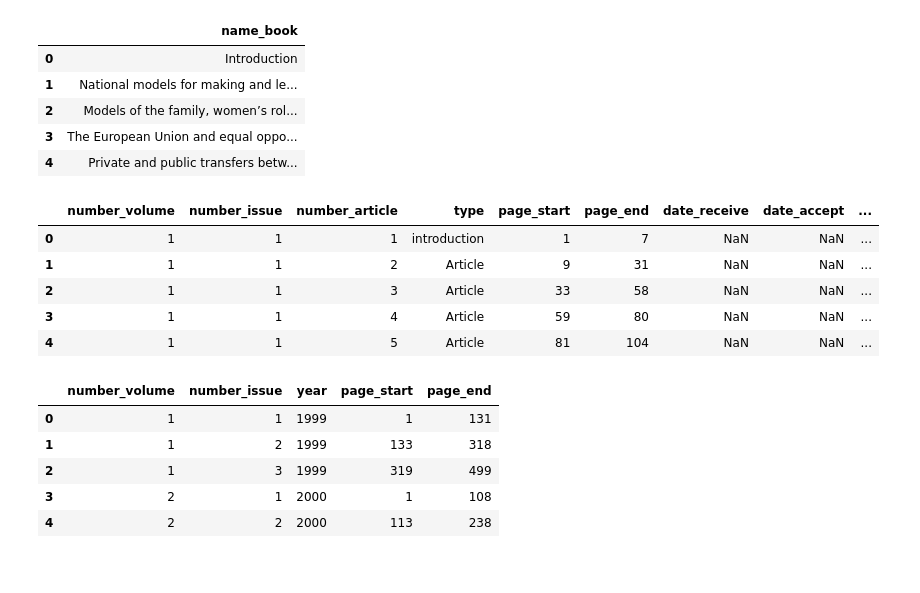
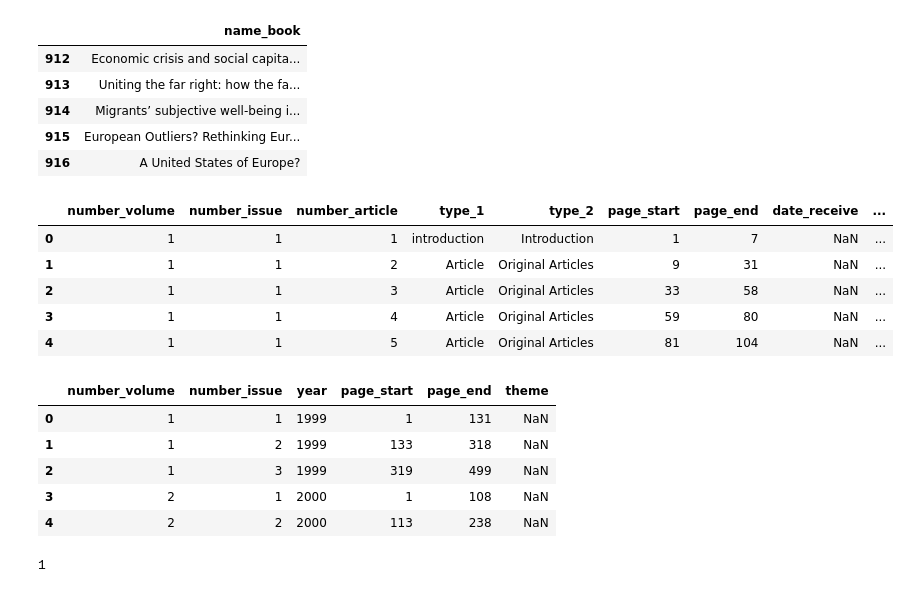
Before and after one commit to savourdxl/PopStudies_Review, a Jupyter notebook: code/step1_crawling data_information.ipynb, the cells around one changed output. Saved outputs shown, nothing was run; the diff lists cells and outputs as text; code cells hidden in the pictures.

```diff
--- a/code/step1_crawling data_information.ipynb
+++ b/code/step1_crawling data_information.ipynb
@@ -348,13 +352,13 @@ Getting information of article No.808  finished.
 # %%
 info_4_all.to_csv(path+'\\info\\info_4.csv',index=False,sep=',', encoding='utf_8_sig')
-info_4_all.head()
+info_4_all.tail()
 # %% [output]
 |  | name_book |
-| 0 | Introduction |
-| 1 | National models for making and le... |
-| 2 | Models of the family, women’s rol... |
-| 3 | The European Union and equal oppo... |
-| 4 | Private and public transfers betw... |
+| 912 | Economic crisis and social capita... |
+| 913 | Uniting the far right: how the fa... |
+| 914 | Migrants’ subjective well-being i... |
+| 915 | European Outliers? Rethinking Eur... |
+| 916 | A United States of Europe? |
 # %%
 # part 5 : put all the information together
 info_1 = pd.read_csv(path+'\\info\\info_1.csv')
@@ -363,24 +367,28 @@ info_3 = pd.read_csv(path+'\\info\\info_3.csv')
 info_4 = pd.read_csv(path+'\\info\\info_4.csv')
 
 info_all = pd.concat([info_1, info_4, info_2, info_3], axis=1)
-info_all.to_csv(path+'\\info\\info_article.csv',index=False,sep=',')
+info_all.to_csv(path+'\\info\\info_article_o.csv',index=False,sep=',')
 info_all.head()
 # %% [output]
-|  | number_volume | number_issue | number_article | type | page_start | page_end | date_receive | date_accept | ... |
-| 0 | 1 | 1 | 1 | introduction | 1 | 7 | NaN | NaN | ... |
-| 1 | 1 | 1 | 2 | Article | 9 | 31 | NaN | NaN | ... |
-| 2 | 1 | 1 | 3 | Article | 33 | 58 | NaN | NaN | ... |
-| 3 | 1 | 1 | 4 | Article | 59 | 80 | NaN | NaN | ... |
-| 4 | 1 | 1 | 5 | Article | 81 | 104 | NaN | NaN | ... |
+|  | number_volume | number_issue | number_article | type_1 | type_2 | page_start | page_end | date_receive | ... |
+| 0 | 1 | 1 | 1 | introduction | Introduction | 1 | 7 | NaN | ... |
+| 1 | 1 | 1 | 2 | Article | Original Articles | 9 | 31 | NaN | ... |
+| 2 | 1 | 1 | 3 | Article | Original Articles | 33 | 58 | NaN | ... |
+| 3 | 1 | 1 | 4 | Article | Original Articles | 59 | 80 | NaN | ... |
+| 4 | 1 | 1 | 5 | Article | Original Articles | 81 | 104 | NaN | ... |
 # %%
-info_issue = pd.read_csv(path+'\\website\\issue.csv')
-info_issue = info_issue.iloc[:,0:5]
-info_issue.to_csv(path+'\\info\\info_issue.csv',index=False,sep=',')
+info_issue = pd.read_csv(path+'\\website\\issue_new.csv')
+info_issue = info_issue.iloc[:,0:6]
+info_issue.to_csv(path+'\\info\\info_issue_o.csv',index=False,sep=',')
 info_issue.head()
 # %% [output]
-|  | number_volume | number_issue | year | page_start | page_end |
-| 0 | 1 | 1 | 1999 | 1 | 131 |
-| 1 | 1 | 2 | 1999 | 133 | 318 |
-| 2 | 1 | 3 | 1999 | 319 | 499 |
-| 3 | 2 | 1 | 2000 | 1 | 108 |
-| 4 | 2 | 2 | 2000 | 113 | 238 |
+|  | number_volume | number_issue | year | page_start | page_end | theme |
+| 0 | 1 | 1 | 1999 | 1 | 131 | NaN |
+| 1 | 1 | 2 | 1999 | 133 | 318 | NaN |
+| 2 | 1 | 3 | 1999 | 319 | 499 | NaN |
+| 3 | 2 | 1 | 2000 | 1 | 108 | NaN |
+| 4 | 2 | 2 | 2000 | 113 | 238 | NaN |
+# %%
+1-False
+# %% [output]
+1
```
Also changed, not shown: parts of 11 cells of this notebook, 40 other files.
